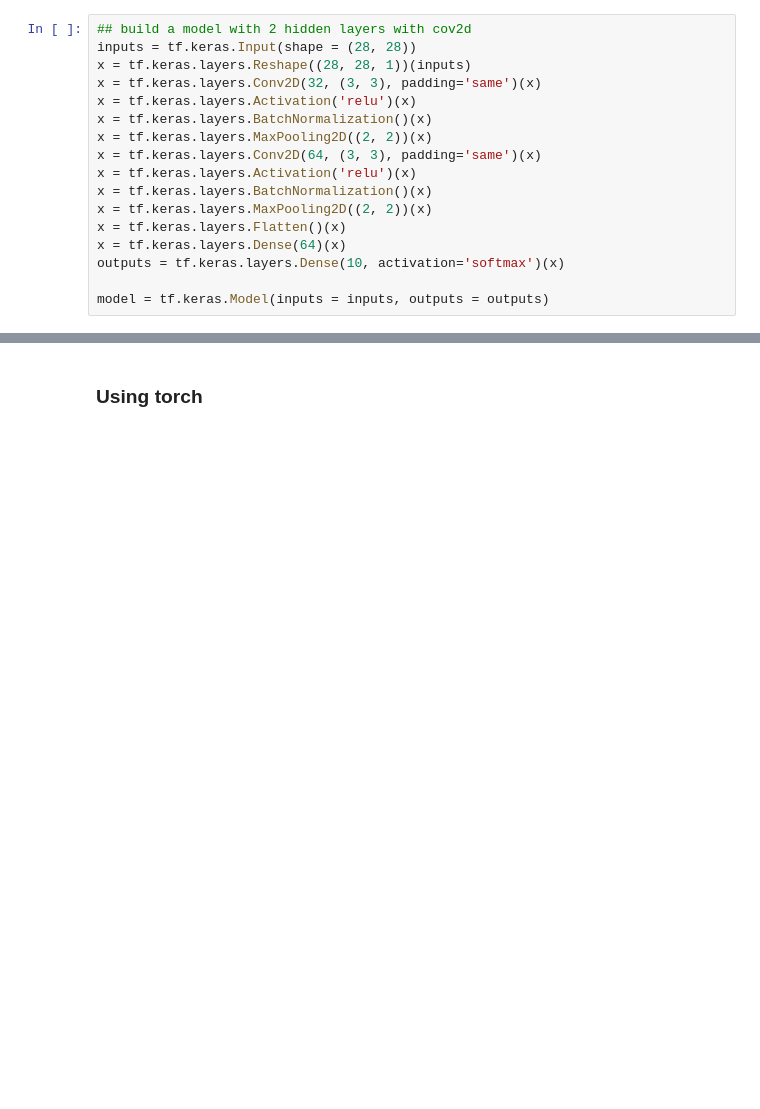
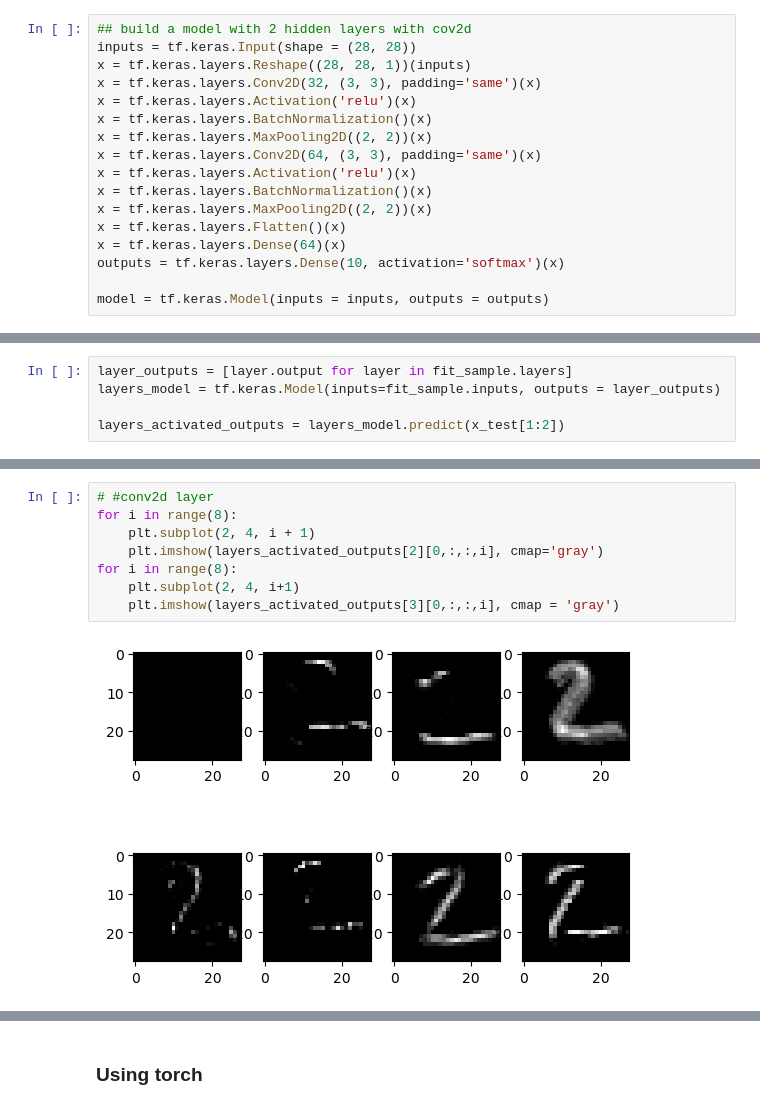
Before and after one commit to zvkong/ai-core, a Jupyter notebook: src/stat9340/hw3.ipynb, the cells around one changed output, grey strips where cells are left out. Saved outputs shown, nothing was run; the diff lists cells and outputs as text; blank space fills up the shorter version.

```diff
--- a/src/stat9340/hw3.ipynb
+++ b/src/stat9340/hw3.ipynb
@@ -201,0 +243,5 @@ Epoch 10/10
+# %%
+layer_outputs = [layer.output for layer in fit_sample.layers]
+layers_model = tf.keras.Model(inputs=fit_sample.inputs, outputs = layer_outputs)
+
+layers_activated_outputs = layers_model.predict(x_test[1:2])
@@ -201,0 +264,10 @@ Epoch 10/10
+# %%
+# #conv2d layer
+for i in range(8):
+    plt.subplot(2, 4, i + 1)
+    plt.imshow(layers_activated_outputs[2][0,:,:,i], cmap='gray')
+for i in range(8):
+    plt.subplot(2, 4, i+1)
+    plt.imshow(layers_activated_outputs[3][0,:,:,i], cmap = 'gray')
+# %% [output]
+[figure, added]
```
Also changed, not shown: parts of 25 cells of this notebook, 12 other files.
